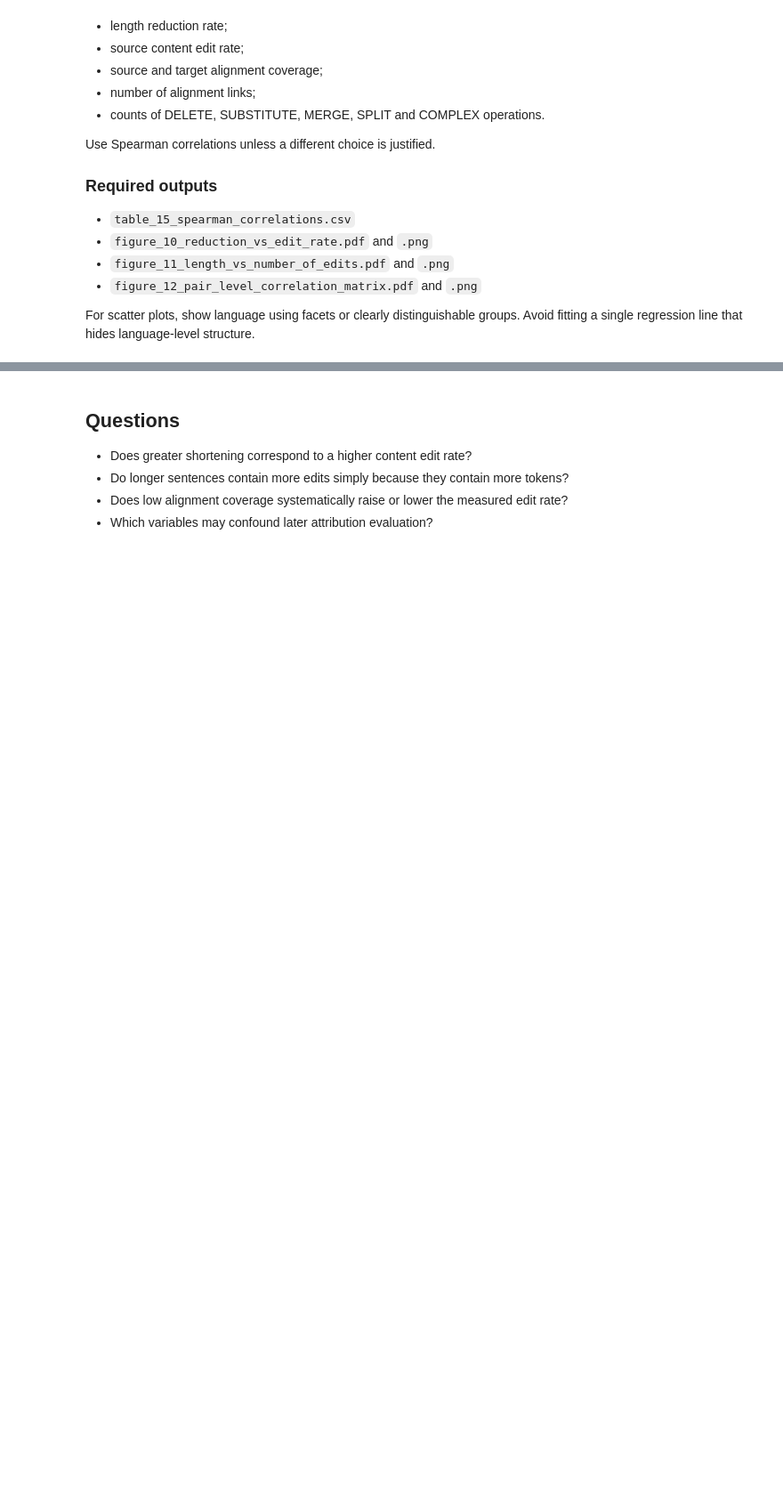
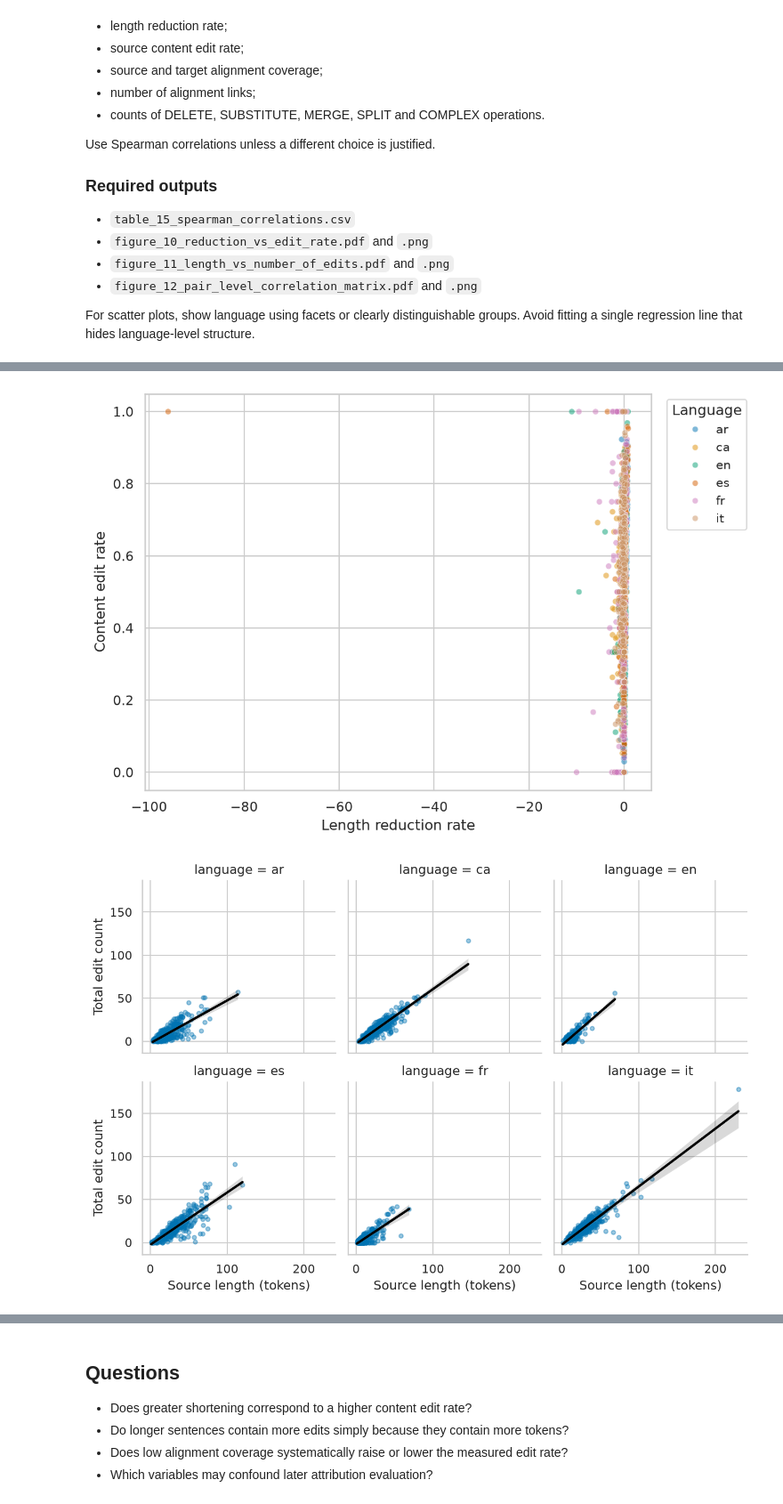
Before and after one commit to Owais-Mahmood/Interpretating-Readability-Evaluation-with-Explainable-AI, a Jupyter notebook: Task1/01_Dataset_statistical_and_strategy_analysis.ipynb, the cells around one changed output, grey strips where cells are left out. Shown at 89% size. Drawn from its saved outputs; the diff is of its cells as text; code cells hidden in the pictures; blank space fills up the shorter version.

```diff
--- a/Task1/01_Dataset_statistical_and_strategy_analysis.ipynb
+++ b/Task1/01_Dataset_statistical_and_strategy_analysis.ipynb
@@ -1151,3 +1445,72 @@ Use Spearman correlations unless a different choice is justified.
 - `figure_12_pair_level_correlation_matrix.pdf` and `.png`
 
 For scatter plots, show language using facets or clearly distinguishable groups. Avoid fitting a single regression line that hides language-level structure.
+# %%
+# 7. Relationships among variables
+
+
+# Build the pair-level analysis table
+
+analysis_df = pairs[[
+    "pair_id", "language", "n_source_tokens", "n_target_tokens",
+    "source_alignment_coverage", "target_alignment_coverage", "n_alignment_links",
+]].merge(
+    table_12[["pair_id", "content_edit_rate", "n_delete", "n_substitute", "n_merge", "n_split", "n_complex"]],
+    on="pair_id", how="inner"
+)
+analysis_df["length_reduction_rate"] = (
+    (analysis_df["n_source_tokens"] - analysis_df["n_target_tokens"]) / analysis_df["n_source_tokens"]
+)
+analysis_df["n_edits_total"] = analysis_df[["n_delete", "n_substitute", "n_merge", "n_split", "n_complex"]].sum(axis=1)
+
+
+# table_15: Spearman correlation matrix
+
+corr_vars = [
+    "n_source_tokens", "n_target_tokens", "length_reduction_rate", "content_edit_rate",
+    "source_alignment_coverage", "target_alignment_coverage", "n_alignment_links",
+    "n_delete", "n_substitute", "n_merge", "n_split", "n_complex", "n_edits_total",
+]
+corr_matrix = analysis_df[corr_vars].corr(method="spearman")
+corr_matrix.to_csv(TABLES_DIR / "table_15_spearman_correlations.csv")
+
+print("=== table_15: Spearman correlation matrix (key relationships) ===")
+print(corr_matrix[["length_reduction_rate", "content_edit_rate", "source_alignment_coverage", "n_edits_total"]].round(3))
+
+
+# figure_10: length reduction rate vs content edit rate, by language
+
+fig, ax = plt.subplots(figsize=(8, 5.5))
+sns.scatterplot(data=analysis_df, x="length_reduction_rate", y="content_edit_rate", hue="language", alpha=0.5, s=25, ax=ax, palette="colorblind")
+ax.set_xlabel("Length reduction rate")
+ax.set_ylabel("Content edit rate")
+ax.legend(title="Language", bbox_to_anchor=(1.02, 1), loc="upper left")
+fig.tight_layout()
+fig.savefig(FIGURES_DIR / "figure_10_reduction_vs_edit_rate.pdf")
+fig.savefig(FIGURES_DIR / "figure_10_reduction_vs_edit_rate.png", dpi=300)
+plt.show()
+
+
+# figure_11: source length vs total edit count, faceted by language
+# (faceted rather than one combined regression line, so language-level
+# structure isn't hidden by a single pooled trend)
+
+g = sns.lmplot(
+    data=analysis_df, x="n_source_tokens", y="n_edits_total", col="language", col_wrap=3,
+    scatter_kws={"alpha": 0.4, "s": 15}, line_kws={"color": "black"}, height=3,
+)
+g.set_axis_labels("Source length (tokens)", "Total edit count")
+g.savefig(FIGURES_DIR / "figure_11_length_vs_number_of_edits.pdf")
+g.savefig(FIGURES_DIR / "figure_11_length_vs_number_of_edits.png", dpi=300)
+plt.show()
+
+
+# figure_12: full pair-level correlation matrix heatmap
+
+fig, ax = plt.subplots(figsize=(10, 8))
+sns.heatmap(corr_matrix, annot=True, fmt=".2f", cmap="vlag", center=0, ax=ax, cbar_kws={"label": "Spearman rho"})
+fig.tight_layout()
+fig.savefig(FIGURES_DIR / "figure_12_pair_level_correlation_matrix.pdf")
+fig.savefig(FIGURES_DIR / "figure_12_pair_level_correlation_matrix.png", dpi=300)
+plt.show()
+# %% [output]
@@ -1153,0 +1534,2 @@ For scatter plots, show language using facets or clearly distinguishable groups.
+[figure, added]
+[figure, added]
```
Also changed, not shown: parts of 27 cells of this notebook, 59 other files.
